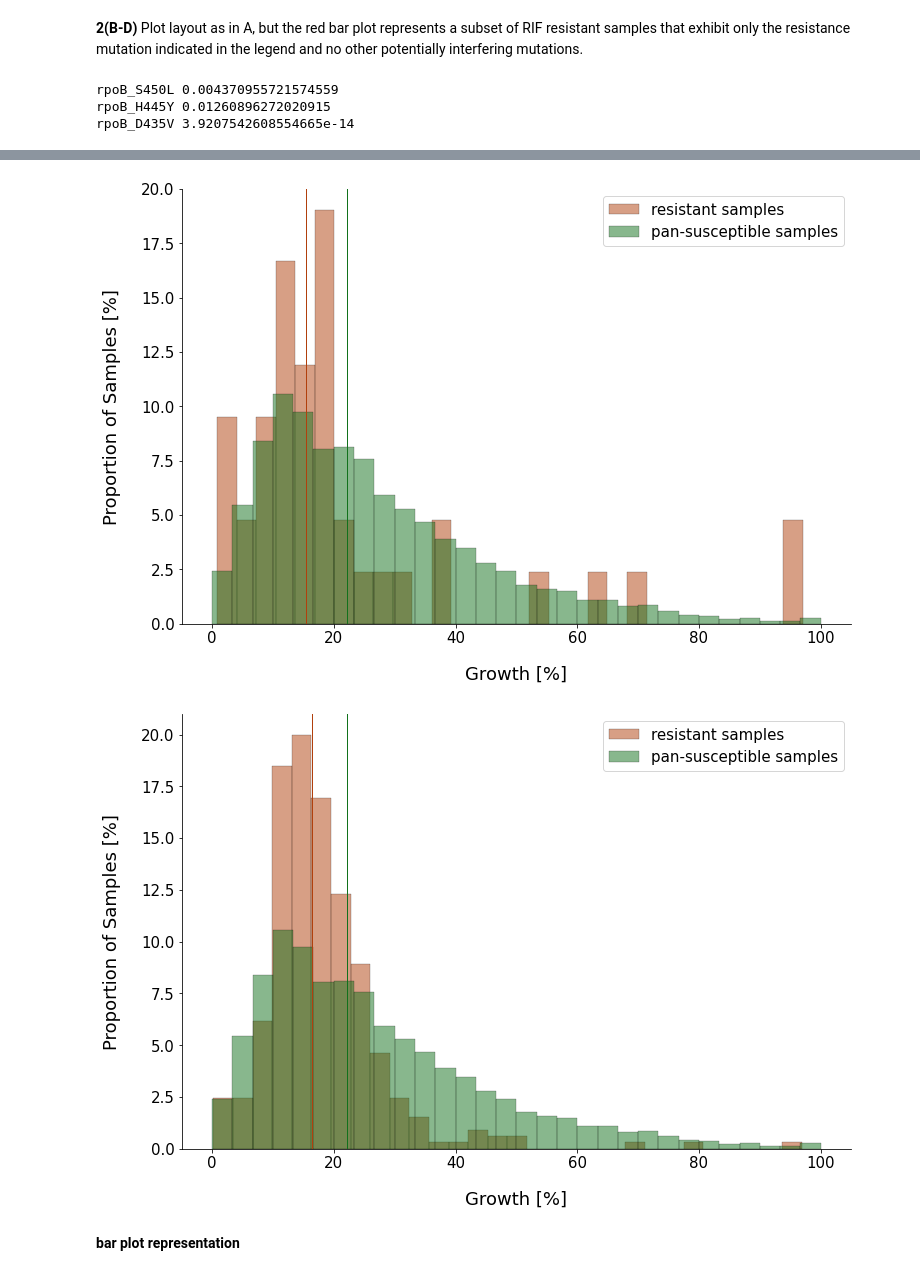
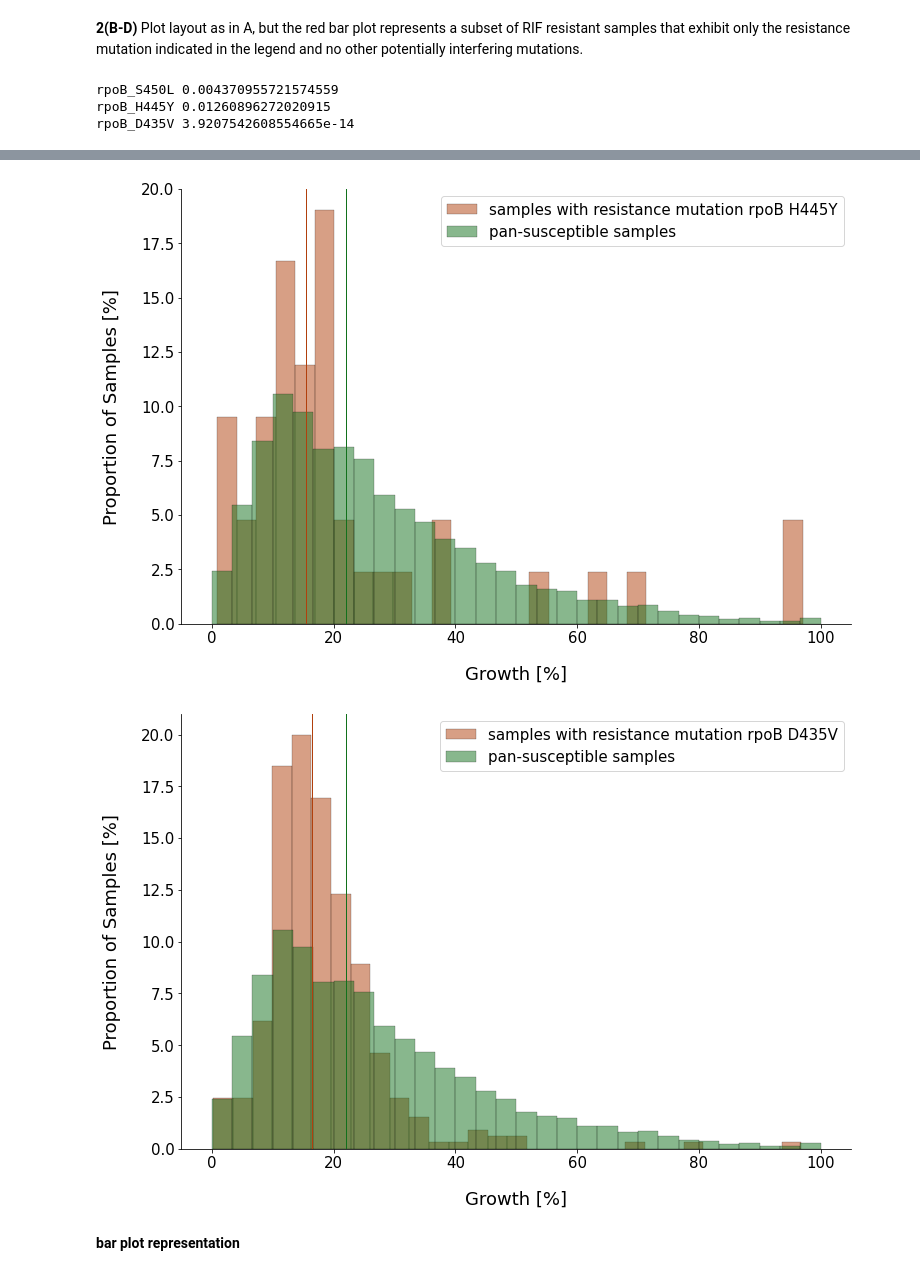
Before and after one commit to fowler-lab/tb-rnap-compensation, a Jupyter notebook: Recreate_figures_paper.ipynb, the cells around one changed output, grey strips where cells are left out. Saved outputs shown, nothing was run; the diff lists cells and outputs as text; code cells hidden in the pictures.

```diff
--- a/Recreate_figures_paper.ipynb
+++ b/Recreate_figures_paper.ipynb
@@ -116,8 +149,7 @@ Done outside this notebook
 **Approximate median confidence intervals with bootstrap**
 # %%
 #set color palette
-colors = sns.color_palette("dark")
-my_cmap = ListedColormap(sns.color_palette(colors).as_hex())
+colors = palette("dark")
 
 #load UNIQUEIDs of susceptible samples
 pan_sus_samples = GENOMES[(GENOMES.WGS_PREDICTION_STRING.str[0:4].isin(['SSSS']))].index.to_series()
@@ -151,11 +183,10 @@ stat, p = mannwhitneyu(resistant, susceptible)
 
 #save quantiles, median and confidence intervals
 stats = []
-stats.append(['susceptible', round(susceptible.median(), 2),
-              bootstrap((susceptible,), numpy.median, confidence_level = 0.95).confidence_interval.low,
-              bootstrap((susceptible,), numpy.median, confidence_level = 0.95).confidence_interval.high,
+sus_boot = my_bootstrap(susceptible)
+stats.append(['susceptible', sus_boot[0], sus_boot[1][0], sus_boot[1][1],
               p, round(numpy.mean(susceptible), 2), len(susceptible)])      #to do this for the mean, just use numpy.mean instead
-stats.append(['any resistance', round(resistant.median(), 2),
-              bootstrap((resistant,), numpy.median, confidence_level = 0.95).confidence_interval.low,
-              bootstrap((resistant,), numpy.median, confidence_level = 0.95).confidence_interval.high,
+res_boot = my_bootstrap(resistant)
+stats.append(['any resistance', res_boot[0], res_boot[1][0], res_boot[1][1],
               p, round(numpy.mean(resistant), 2), len(resistant)])          #to do this for the mean, just use numpy.mean instead
+print(res_boot)
@@ -239,12 +263,14 @@ for res in res_gene_mutations:
         ax.spines["right"].set_visible(False)
         fig.set_size_inches(12, 8)
 
-        sns.histplot(data = resistant, bins = 30, alpha = 0.5, label="resistant samples", stat = "percent",
-             color = colors[1], edgecolor='k', linewidth = 0.2)
+        sns.histplot(data = resistant, bins = 30, alpha = 0.5,
+                     label="samples with resistance mutation " + res[0:4] + ' ' + res[5:], stat = "percent",
+                     color = colors[1], edgecolor='k', linewidth = 0.2)
         plt.axvline(resistant.median(), color = colors[1], linewidth = 1)
 
-        sns.histplot(data = susceptible, bins = 30, alpha = 0.5, label="pan-susceptible samples", stat = "percent",
-             color = colors[2], edgecolor='k', linewidth = 0.2)
+        sns.histplot(data = susceptible, bins = 30, alpha = 0.5,
+                     label="pan-susceptible samples", stat = "percent",
+                     color = colors[2], edgecolor='k', linewidth = 0.2)
         plt.axvline(susceptible.median(), color = colors[2], linewidth = 1)
 
         plt.xlabel("Growth [%]", size = 18, labelpad = 20)
@@ -254,12 +280,6 @@ for res in res_gene_mutations:
         plt.yticks(fontsize = 15)
 
         plt.legend(loc = 'upper right', fontsize = 15)
-
-        #save p-value and median + CIs
-        stats.append([res, round(resistant.median(), 2),
-              bootstrap((resistant,), numpy.median, confidence_level = 0.95).confidence_interval.low,
-              bootstrap((resistant,), numpy.median, confidence_level = 0.95).confidence_interval.high,
-              p, round(numpy.mean(resistant), 2), len(resistant)])
 # %% [output]
 rpoB_S450L 0.004370955721574559
 rpoB_H445Y 0.01260896272020915
@@ -268,5 +288,5 @@ rpoB_D435V 3.9207542608554665e-14
-[figure, old version]
+[figure, new version]
-[figure, old version]
+[figure, new version]
 # %% [markdown]
 **bar plot representation**
 # %%
```
Also changed, not shown: parts of 22 cells of this notebook.
